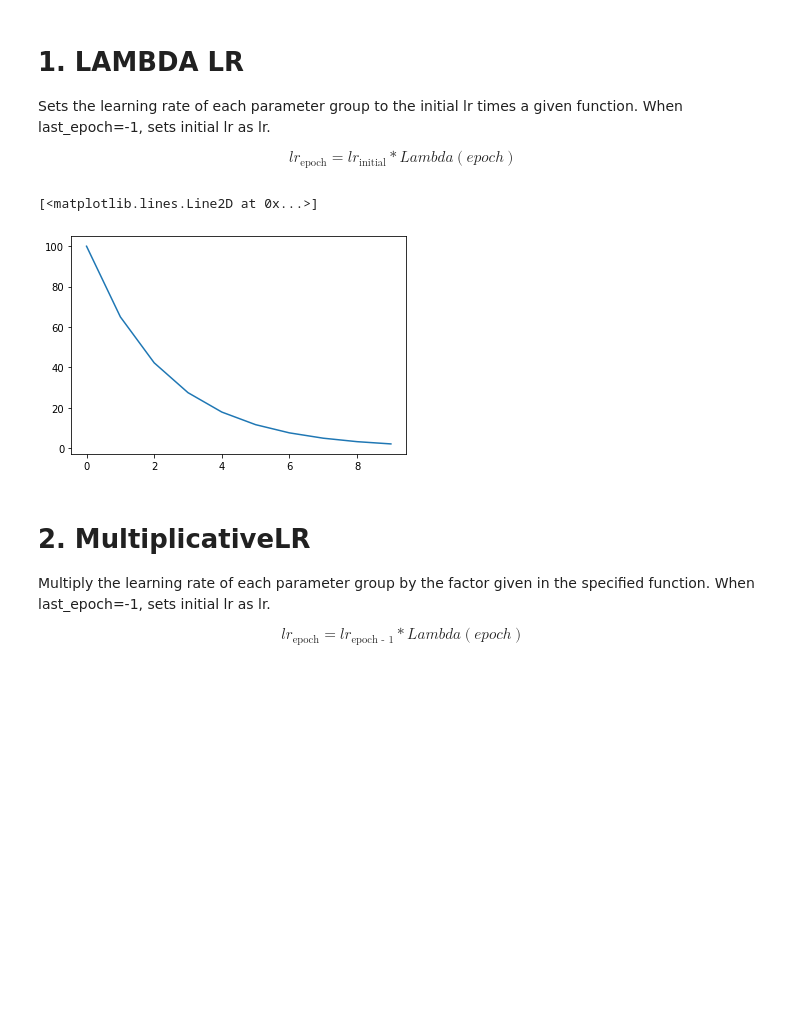
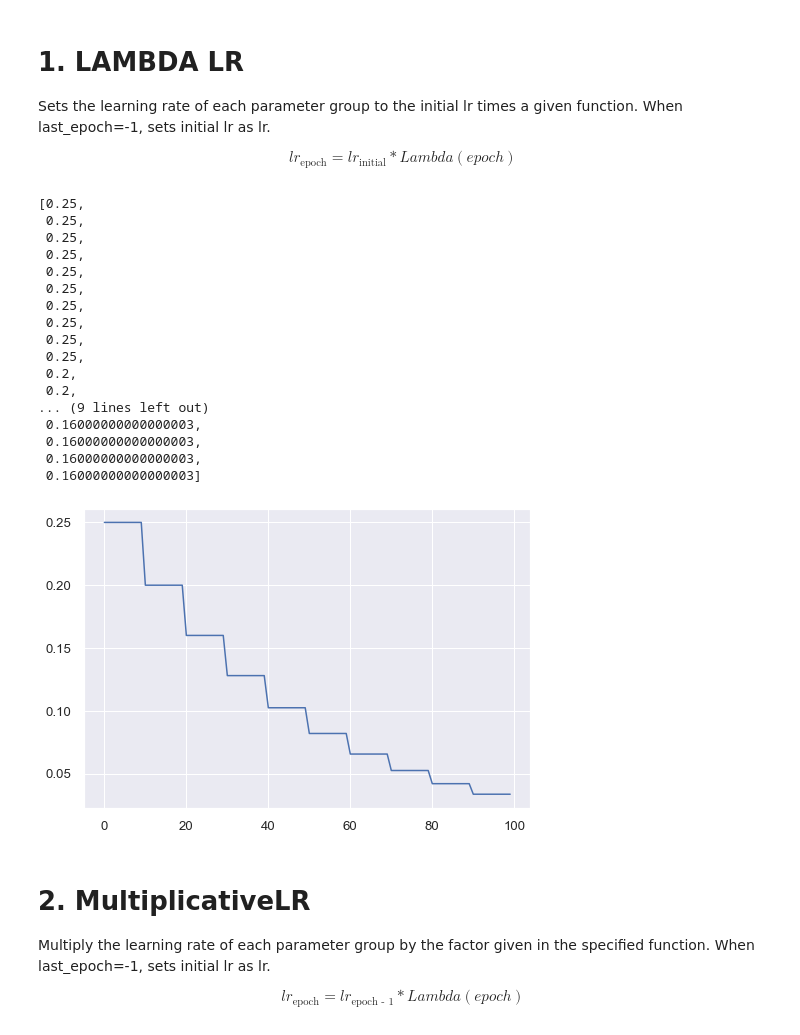
Before and after one commit to mjbhobe/dl-pytorch, a Jupyter notebook: guide-to-pytorch-learning-rate-scheduling (Kaggle).ipynb, the cells around one changed output. Saved outputs shown, nothing was run; the diff lists cells and outputs as text; code cells hidden in the pictures; blank space fills up the shorter version.

```diff
--- a/guide-to-pytorch-learning-rate-scheduling (Kaggle).ipynb
+++ b/guide-to-pytorch-learning-rate-scheduling (Kaggle).ipynb
@@ -31,23 +32,43 @@ $$
 # %%
 
 model = torch.nn.Linear(2, 1)
-optimizer = torch.optim.SGD(model.parameters(), lr=100)
-lambda1 = lambda epoch: 0.65 ** epoch
+INITIAL_LR, DROP_RATE, EPOCHS_DROP = 0.5, 0.8, 10.0
+NUM_EPOCHS = 100
+optimizer = torch.optim.Adam(model.parameters(), lr=INITIAL_LR)
+#lambda1 = lambda epoch: 0.65 ** epoch
+def lambda1(epoch): return INITIAL_LR * math.pow(DROP_RATE, math.floor(epoch / EPOCHS_DROP))
 scheduler = torch.optim.lr_scheduler.LambdaLR(optimizer, lr_lambda=lambda1)
 
 
 lrs = []
 
-for i in range(10):
+for i in range(NUM_EPOCHS):
     optimizer.step()
     lrs.append(optimizer.param_groups[0]["lr"])
 #     print("Factor = ", round(0.65 ** i,3)," , Learning Rate = ",round(optimizer.param_groups[0]["lr"],3))
     scheduler.step()
 
-plt.plot(range(10),lrs)
+plt.plot(range(NUM_EPOCHS),lrs);
+lrs[:25]
 # %% [output]
-[<matplotlib.lines.Line2D at 0x...>]
+[0.25,
+ 0.25,
+ 0.25,
+ 0.25,
+ 0.25,
+ 0.25,
+ 0.25,
+ 0.25,
+ 0.25,
+ 0.25,
+ 0.2,
+ 0.2,
+... (9 lines left out)
+ 0.16000000000000003,
+ 0.16000000000000003,
+ 0.16000000000000003,
+ 0.16000000000000003]
-[figure, old version]
+[figure, new version]
 # %% [markdown]
 # 2. MultiplicativeLR
 
```
Also changed, not shown: parts of 2 cells of this notebook, 4 other files.
